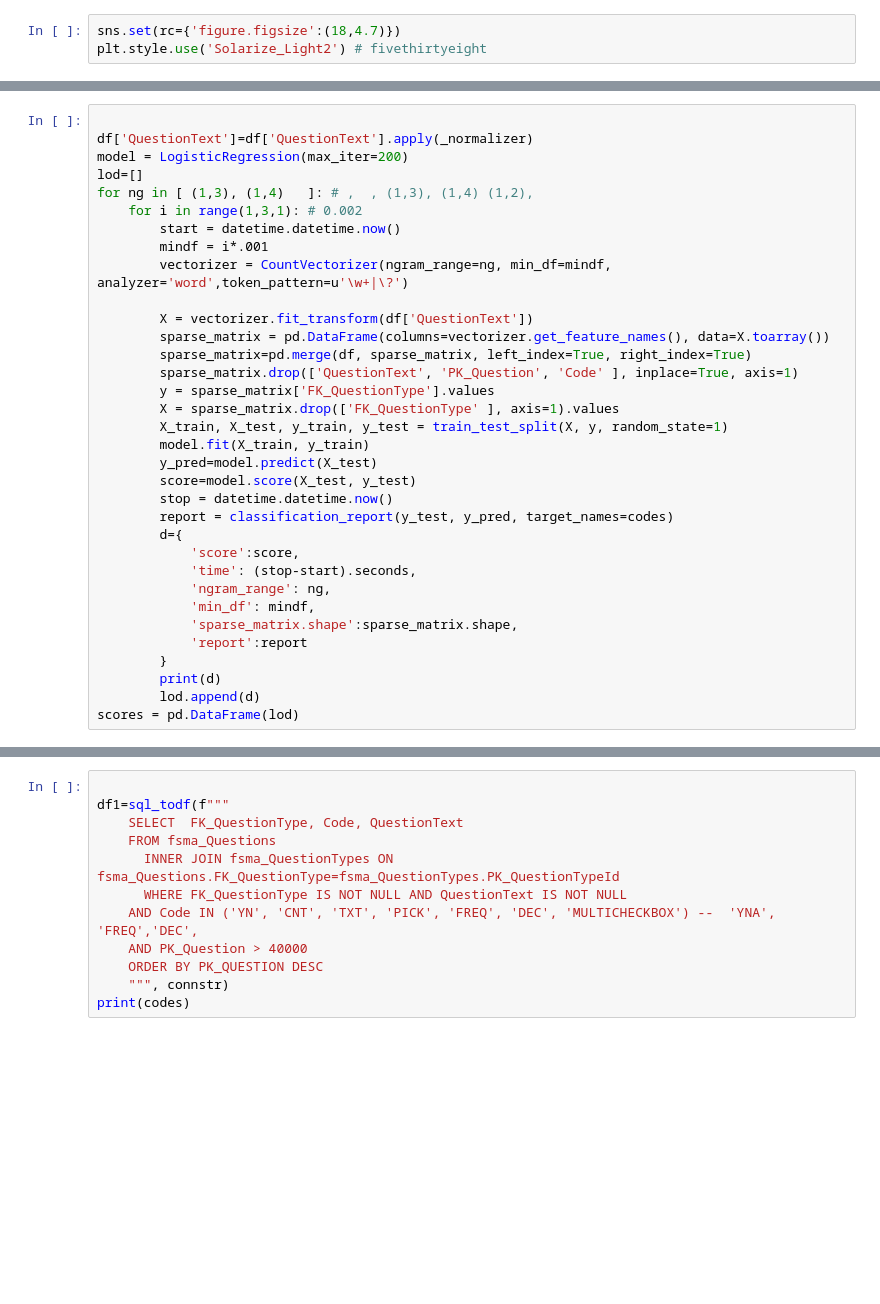
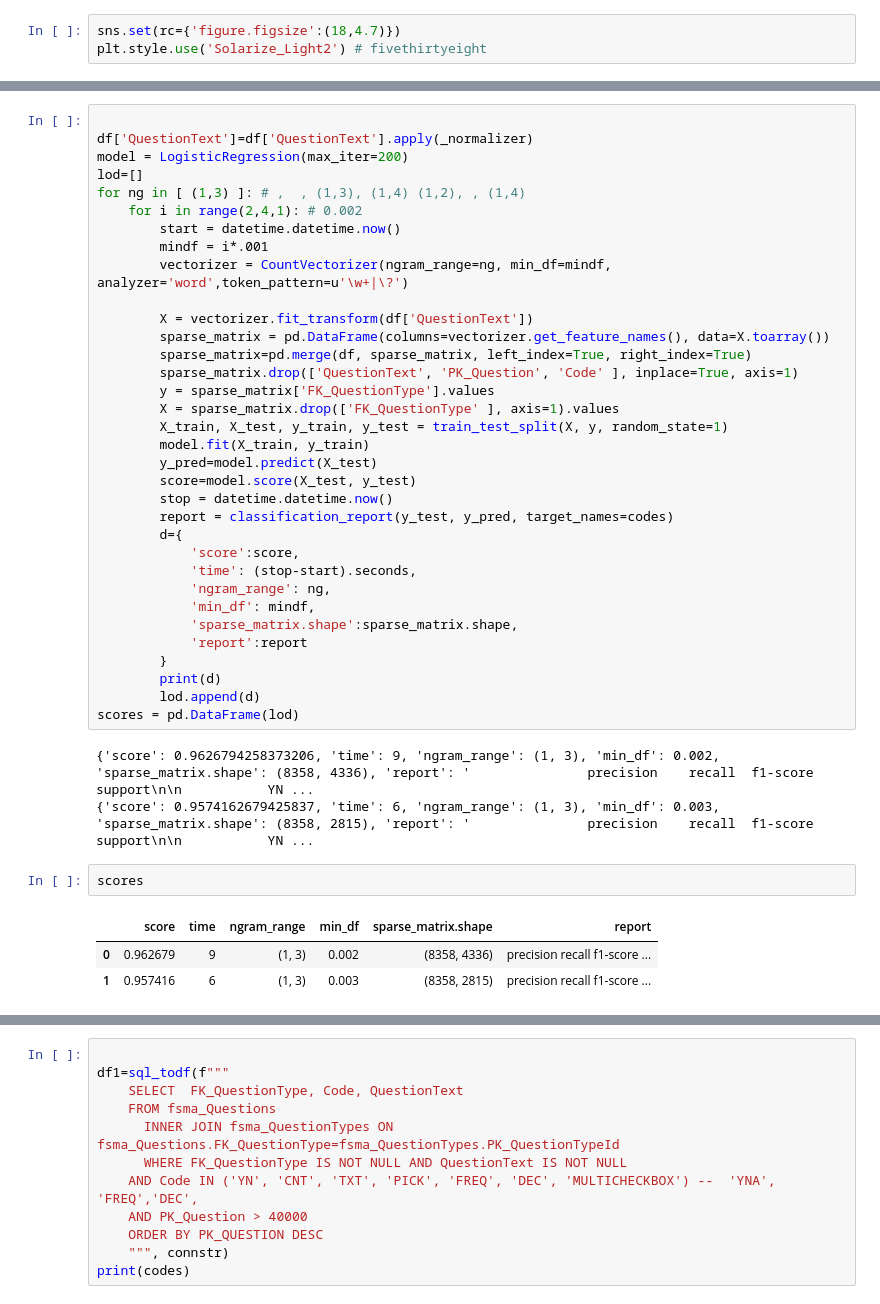
Before and after one commit to tmnkopp/PythonAutomation, a Jupyter notebook: CodeGenerators/classifier.ipynb, the cells around one changed output, grey strips where cells are left out. Saved outputs shown, nothing was run; the diff lists cells and outputs as text; blank space fills up the shorter version.

```diff
--- a/CodeGenerators/classifier.ipynb
+++ b/CodeGenerators/classifier.ipynb
@@ -112,8 +90,8 @@ score
 df['QuestionText']=df['QuestionText'].apply(_normalizer)
 model = LogisticRegression(max_iter=200)
 lod=[]
-for ng in [ (1,3), (1,4)   ]: # ,  , (1,3), (1,4) (1,2),
-    for i in range(1,3,1): # 0.002
+for ng in [ (1,3) ]: # ,  , (1,3), (1,4) (1,2), , (1,4)
+    for i in range(2,4,1): # 0.002
         start = datetime.datetime.now()
         mindf = i*.001
         vectorizer = CountVectorizer(ngram_range=ng, min_df=mindf, analyzer='word',token_pattern=u'\w+|\?')
@@ -141,6 +119,15 @@ for ng in [ (1,3), (1,4)   ]: # ,  , (1,3), (1,4) (1,2),
         print(d)
         lod.append(d)
 scores = pd.DataFrame(lod)
+# %% [output]
+{'score': 0.9626794258373206, 'time': 9, 'ngram_range': (1, 3), 'min_df': 0.002, 'sparse_matrix.shape': (8358, 4336), 'report': '               precision    recall  f1-score   support\n\n           YN ...
+{'score': 0.9574162679425837, 'time': 6, 'ngram_range': (1, 3), 'min_df': 0.003, 'sparse_matrix.shape': (8358, 2815), 'report': '               precision    recall  f1-score   support\n\n           YN ...
+# %%
+scores
+# %% [output]
+|  | score | time | ngram_range | min_df | sparse_matrix.shape | report |
+| 0 | 0.962679 | 9 | (1, 3) | 0.002 | (8358, 4336) | precision recall f1-score ... |
+| 1 | 0.957416 | 6 | (1, 3) | 0.003 | (8358, 2815) | precision recall f1-score ... |
 # %%
 print( scores.loc[0, 'report'] )
 scores.sort_values(by='score')
```
Also changed, not shown: parts of 9 cells of this notebook, 2 other files.
